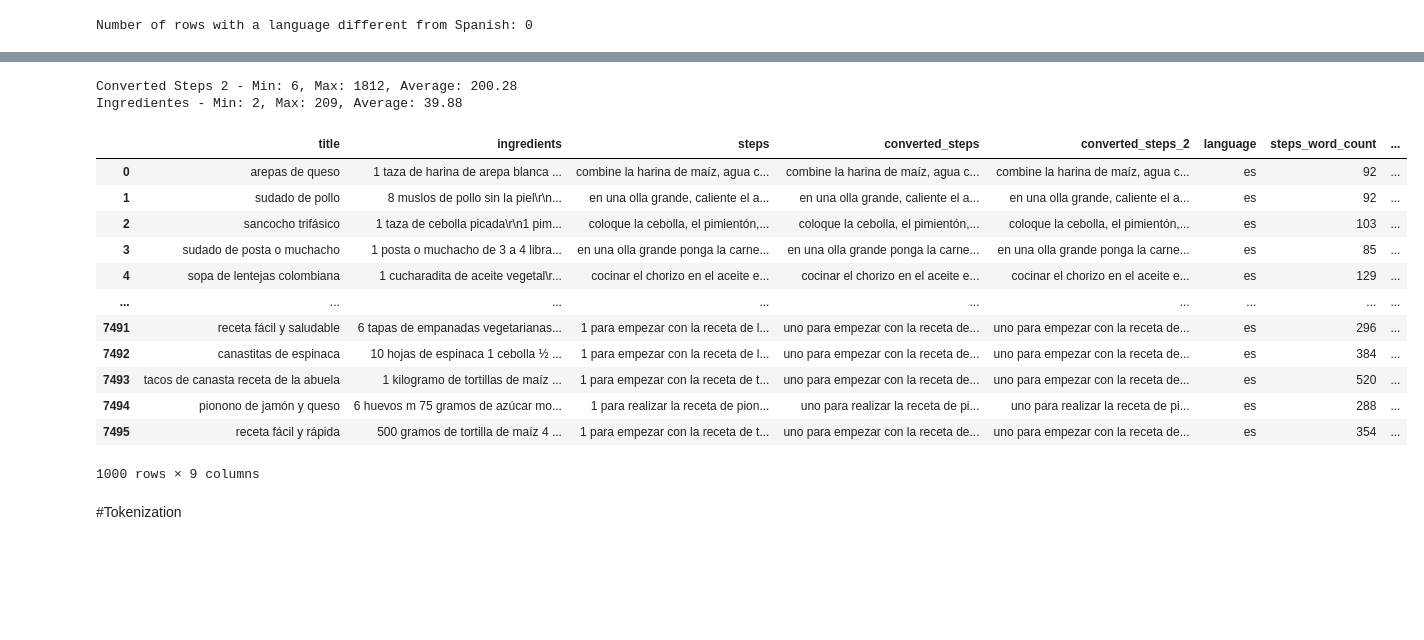
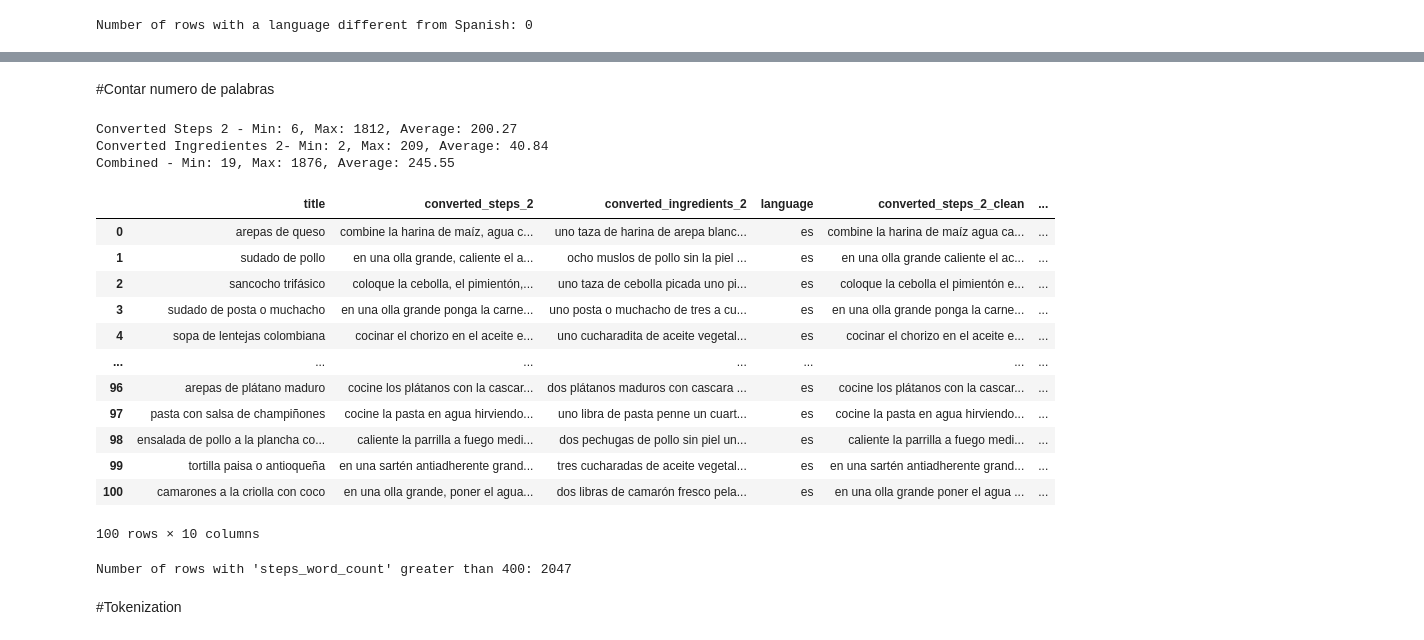
Before and after one commit to jmcaussade/Analitica_textual_con_ML_PF, a Jupyter notebook: Proyecto_Final_Dataset2.ipynb, the cells around one changed output, grey strips where cells are left out. Drawn from its saved outputs; the diff is of its cells as text; code cells hidden in the pictures; blank space fills up the shorter version.

Commit message:
Columnas steps, ingredients listas. COlumna concatenada de titulo+ingredients+steps lista. FALTÓ concatenar con tags. Paso siguiente tokenizar

```diff
--- a/Proyecto_Final_Dataset2.ipynb
+++ b/Proyecto_Final_Dataset2.ipynb
@@ -299,0 +299,9 @@ df = df[df['language'] == 'es']
+# %%
+# Apply the language detection function to the 'steps' column
+df['language'] = df['converted_steps_2'].apply(detect_language)
+
+# Check for rows where the language is not Spanish ('es')
+non_spanish_rows = df[df['language'] != 'es']
+
+# Display rows in non-Spanish languages
+print(non_spanish_rows)
@@ -308 +345,5 @@ Number of rows with a language different from Spanish: 0
+# %%
+# Use .loc to apply the function to the 'converted_steps_2' column
+df.loc[:, 'converted_steps_2_clean'] = df['converted_steps_2'].apply(remove_punctuation)
+df.loc[:, 'converted_ingredients_2_clean'] = df['converted_ingredients_2'].apply(remove_punctuation)
 # %%
@@ -336,0 +367,3 @@ df.loc[:, 'converted_steps_2_clean'] = df['converted_steps_2'].apply(remove_punc
+# %%
+# Concatenate the columns and create a new column in the DataFrame
+df['combined'] = df['title'] + " " + df['converted_ingredients_2_clean'] + " " + df['converted_steps_2_clean']
@@ -337,7 +386,11 @@ df.loc[:, 'converted_steps_2_clean'] = df['converted_steps_2'].apply(remove_punc
+# %% [markdown]
+#Contar numero de palabras
 # %%
 # Iterate through each row in the DataFrame and add word counts to the new columns
 df.loc[:, 'steps_word_count'] = df['converted_steps_2_clean'].apply(lambda x: len(x.split()) if isinstance(x, str) else 0)
-df.loc[:, 'ingredients_word_count'] = df['ingredients'].apply(lambda x: len(x.split()) if isinstance(x, str) else 0)
+df.loc[:, 'ingredients_word_count'] = df['converted_ingredients_2_clean'].apply(lambda x: len(x.split()) if isinstance(x, str) else 0)
+df.loc[:, 'combined_word_count'] = df['combined'].apply(lambda x: len(x.split()) if isinstance(x, str) else 0)
+
 
 # Now the DataFrame has new columns with the word counts for each row
 # You can calculate the min, max, and average for these new columns
@@ -352,25 +405,32 @@ ingredientes_min = df['ingredients_word_count'].min()
 ingredientes_max = df['ingredients_word_count'].max()
 ingredientes_avg = df['ingredients_word_count'].mean()
 
+# For 'combined'
+combined_min = df['combined_word_count'].min()
+combined_max = df['combined_word_count'].max()
+combined_avg = df['combined_word_count'].mean()
+
 # Print the results
 print(f"Converted Steps 2 - Min: {steps_min}, Max: {steps_max}, Average: {steps_avg:.2f}")
-print(f"Ingredientes - Min: {ingredientes_min}, Max: {ingredientes_max}, Average: {ingredientes_avg:.2f}")
+print(f"Converted Ingredientes 2- Min: {ingredientes_min}, Max: {ingredientes_max}, Average: {ingredientes_avg:.2f}")
+print(f"Combined - Min: {combined_min}, Max: {combined_max}, Average: {combined_avg:.2f}")
 # %% [output]
-Converted Steps 2 - Min: 6, Max: 1812, Average: 200.28
-Ingredientes - Min: 2, Max: 209, Average: 39.88
+Converted Steps 2 - Min: 6, Max: 1812, Average: 200.27
+Converted Ingredientes 2- Min: 2, Max: 209, Average: 40.84
+Combined - Min: 19, Max: 1876, Average: 245.55
 # %%
-df.head(1000)
+df.head(100)
 # %% [output]
-|  | title | ingredients | steps | converted_steps | converted_steps_2 | language | steps_word_count | ... |
-| 0 | arepas de queso | 1 taza de harina de arepa blanca ... | combine la harina de maíz, agua c... | combine la harina de maíz, agua c... | combine la harina de maíz, agua c... | es | 92 | ... |
-| 1 | sudado de pollo | 8 muslos de pollo sin la piel\r\n... | en una olla grande, caliente el a... | en una olla grande, caliente el a... | en una olla grande, caliente el a... | es | 92 | ... |
-| 2 | sancocho trifásico | 1 taza de cebolla picada\r\n1 pim... | coloque la cebolla, el pimientón,... | coloque la cebolla, el pimientón,... | coloque la cebolla, el pimientón,... | es | 103 | ... |
-| 3 | sudado de posta o muchacho | 1 posta o muchacho de 3 a 4 libra... | en una olla grande ponga la carne... | en una olla grande ponga la carne... | en una olla grande ponga la carne... | es | 85 | ... |
-| 4 | sopa de lentejas colombiana | 1 cucharadita de aceite vegetal\r... | cocinar el chorizo en el aceite e... | cocinar el chorizo en el aceite e... | cocinar el chorizo en el aceite e... | es | 129 | ... |
-| ... | ... | ... | ... | ... | ... | ... | ... | ... |
-| 7491 | receta fácil y saludable | 6 tapas de empanadas vegetarianas... | 1 para empezar con la receta de l... | uno para empezar con la receta de... | uno para empezar con la receta de... | es | 296 | ... |
-| 7492 | canastitas de espinaca | 10 hojas de espinaca 1 cebolla ½ ... | 1 para empezar con la receta de l... | uno para empezar con la receta de... | uno para empezar con la receta de... | es | 384 | ... |
-| 7493 | tacos de canasta receta de la abuela | 1 kilogramo de tortillas de maíz ... | 1 para empezar con la receta de t... | uno para empezar con la receta de... | uno para empezar con la receta de... | es | 520 | ... |
-| 7494 | pionono de jamón y queso | 6 huevos m 75 gramos de azúcar mo... | 1 para realizar la receta de pion... | uno para realizar la receta de pi... | uno para realizar la receta de pi... | es | 288 | ... |
-| 7495 | receta fácil y rápida | 500 gramos de tortilla de maíz 4 ... | 1 para empezar con la receta de t... | uno para empezar con la receta de... | uno para empezar con la receta de... | es | 354 | ... |
+|  | title | converted_steps_2 | converted_ingredients_2 | language | converted_steps_2_clean | ... |
+| 0 | arepas de queso | combine la harina de maíz, agua c... | uno taza de harina de arepa blanc... | es | combine la harina de maíz agua ca... | ... |
+| 1 | sudado de pollo | en una olla grande, caliente el a... | ocho muslos de pollo sin la piel ... | es | en una olla grande caliente el ac... | ... |
+| 2 | sancocho trifásico | coloque la cebolla, el pimientón,... | uno taza de cebolla picada uno pi... | es | coloque la cebolla el pimientón e... | ... |
+| 3 | sudado de posta o muchacho | en una olla grande ponga la carne... | uno posta o muchacho de tres a cu... | es | en una olla grande ponga la carne... | ... |
+| 4 | sopa de lentejas colombiana | cocinar el chorizo en el aceite e... | uno cucharadita de aceite vegetal... | es | cocinar el chorizo en el aceite e... | ... |
+| ... | ... | ... | ... | ... | ... | ... |
+| 96 | arepas de plátano maduro | cocine los plátanos con la cascar... | dos plátanos maduros con cascara ... | es | cocine los plátanos con la cascar... | ... |
+| 97 | pasta con salsa de champiñones | cocine la pasta en agua hirviendo... | uno libra de pasta penne un cuart... | es | cocine la pasta en agua hirviendo... | ... |
+| 98 | ensalada de pollo a la plancha co... | caliente la parrilla a fuego medi... | dos pechugas de pollo sin piel un... | es | caliente la parrilla a fuego medi... | ... |
+| 99 | tortilla paisa o antioqueña | en una sartén antiadherente grand... | tres cucharadas de aceite vegetal... | es | en una sartén antiadherente grand... | ... |
+| 100 | camarones a la criolla con coco | en una olla grande, poner el agua... | dos libras de camarón fresco pela... | es | en una olla grande poner el agua ... | ... |
-1000 rows × 9 columns
+100 rows × 10 columns
@@ -385,3 +439,11 @@ df
+# %%
+# Count rows where 'steps_word_count' is greater than 400
+count = df[df['combined_word_count'] > 400].shape[0]
+
+# Print the result
+print(f"Number of rows with 'steps_word_count' greater than 400: {count}")
+# %% [output]
+Number of rows with 'steps_word_count' greater than 400: 2047
 # %% [markdown]
 #Tokenization
 # %%
```
Also changed, not shown: parts of 33 cells of this notebook.
